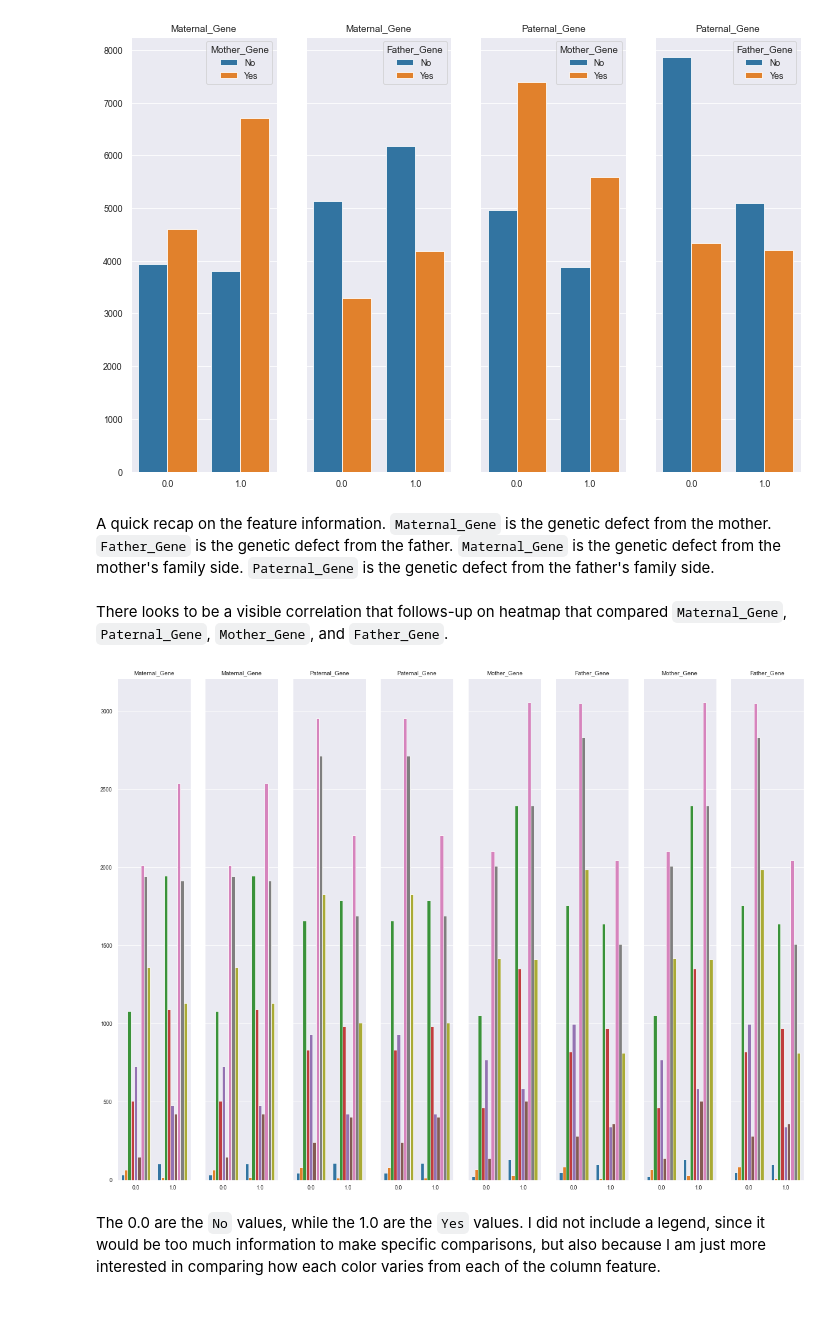
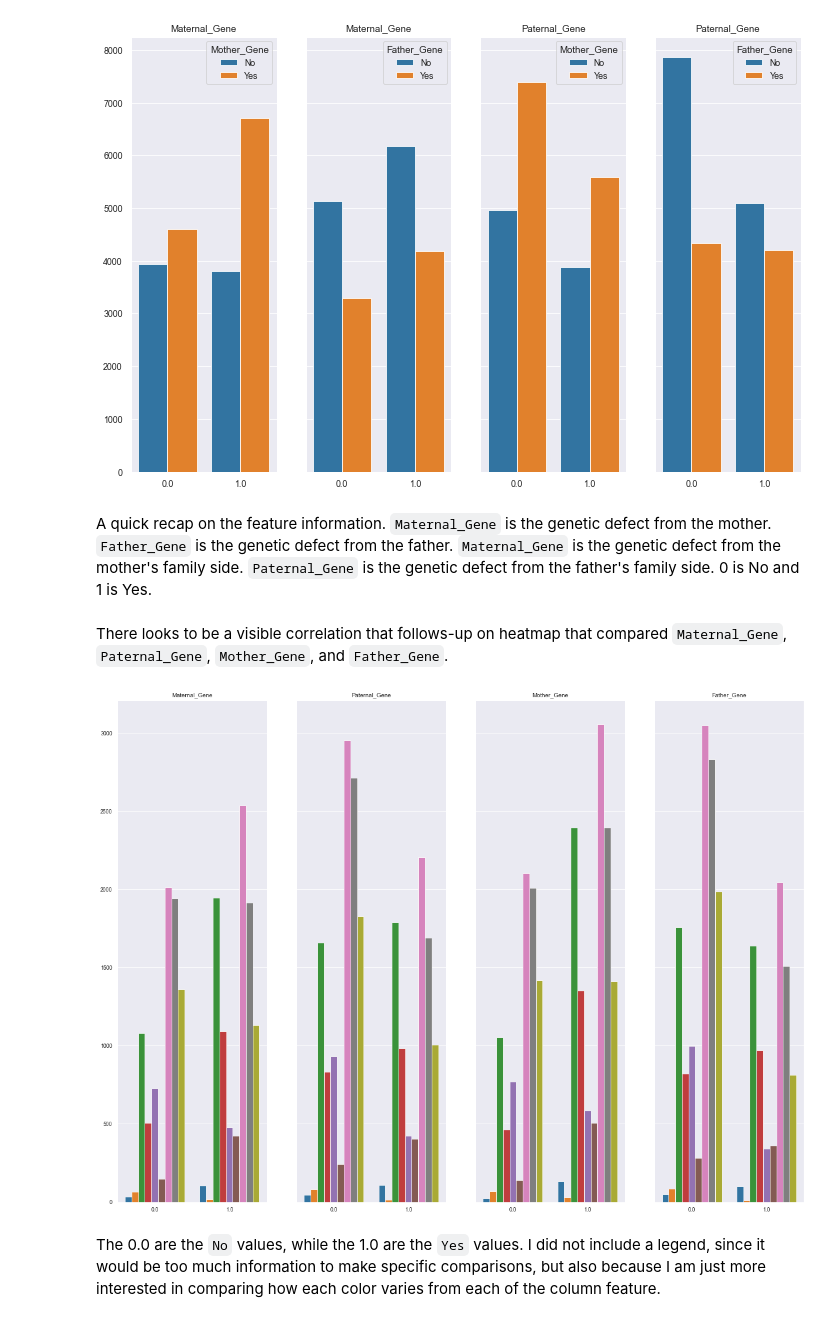
Before and after one commit to ehsung/Capstone-Project-2---Identify-Genetic-Disorder-is-Children, a Jupyter notebook: Notebooks/EDA.ipynb, the cells around one changed output. Drawn from its saved outputs; the diff is of its cells as text; code cells hidden in the pictures.

```diff
--- a/Notebooks/EDA.ipynb
+++ b/Notebooks/EDA.ipynb
@@ -535,0 +559,12 @@ Doing a quick value count summary, I can see that there are no `alive` status co
+# %%
+Status_Birth_Defect = []
+
+for i in train_data.index:
+    if train_data["Status"][i] == "Deceased" and train_data["Autopsy_Birth_Defect"][i] == "Yes":
+        Status_Birth_Defect.append("Yes")
+    elif train_data["Status"][i] == "Deceased" and train_data["Autopsy_Birth_Defect"][i] == "No":
+        Status_Birth_Defect.append("No")
+    elif train_data["Status"][i] == "Deceased" and pd.isnull(train_data["Autopsy_Birth_Defect"][i]):
+        Status_Birth_Defect.append(np.nan)
+    else:
+        Status_Birth_Defect.append("Alive")
@@ -555,27 +623,27 @@ for i, col in enumerate(cols):
 # %% [output]
 [figure]
 # %% [markdown]
-A quick recap on the feature information. `Maternal_Gene` is the genetic defect from the mother. `Father_Gene` is the genetic defect from the father. `Maternal_Gene` is the genetic defect from the mother's family side. `Paternal_Gene` is the genetic defect from the father's family side.
+A quick recap on the feature information. `Maternal_Gene` is the genetic defect from the mother. `Father_Gene` is the genetic defect from the father. `Maternal_Gene` is the genetic defect from the mother's family side. `Paternal_Gene` is the genetic defect from the father's family side. 0 is No and 1 is Yes.
 # %% [markdown]
 There looks to be a visible correlation that follows-up on heatmap that compared `Maternal_Gene`, `Paternal_Gene`, `Mother_Gene`, and `Father_Gene`.
 # %%
 # Mother and Father Genetic Defects with Disorder_Subclass
-cols = ["Maternal_Gene", "Maternal_Gene", "Paternal_Gene", "Paternal_Gene", "Mother_Gene", "Father_Gene", "Mother_Gene", "Father_Gene"]
+cols = ["Maternal_Gene", "Paternal_Gene", "Mother_Gene", "Father_Gene"]
 
 sns.set_style("darkgrid")
-fig, ax = plt.subplots(1, 8, figsize=(20,15), sharey=True)
+fig, ax = plt.subplots(1, 4, figsize=(20,15), sharey=True)
 
 for i, col in enumerate(cols):
     sns.countplot(x=col,
                   hue="Disorder_Subclass",
                   data=encode_train_data,
                   ax=ax[i])
     ax[i].set_title(col)
     ax[i].set_xlabel(None)
     ax[i].set_ylabel(None)
     ax[i].legend([],[], frameon=False)
 # %% [output]
-[figure, old version]
+[figure, new version]
 # %% [markdown]
 The 0.0 are the `No` values, while the 1.0 are the `Yes` values. I did not include a legend, since it would be too much information to make specific comparisons, but also because I am just more interested in comparing how each color varies from each of the column feature.
 # %% [markdown]
```
Also changed, not shown: parts of 12 cells of this notebook, 4 other files.
